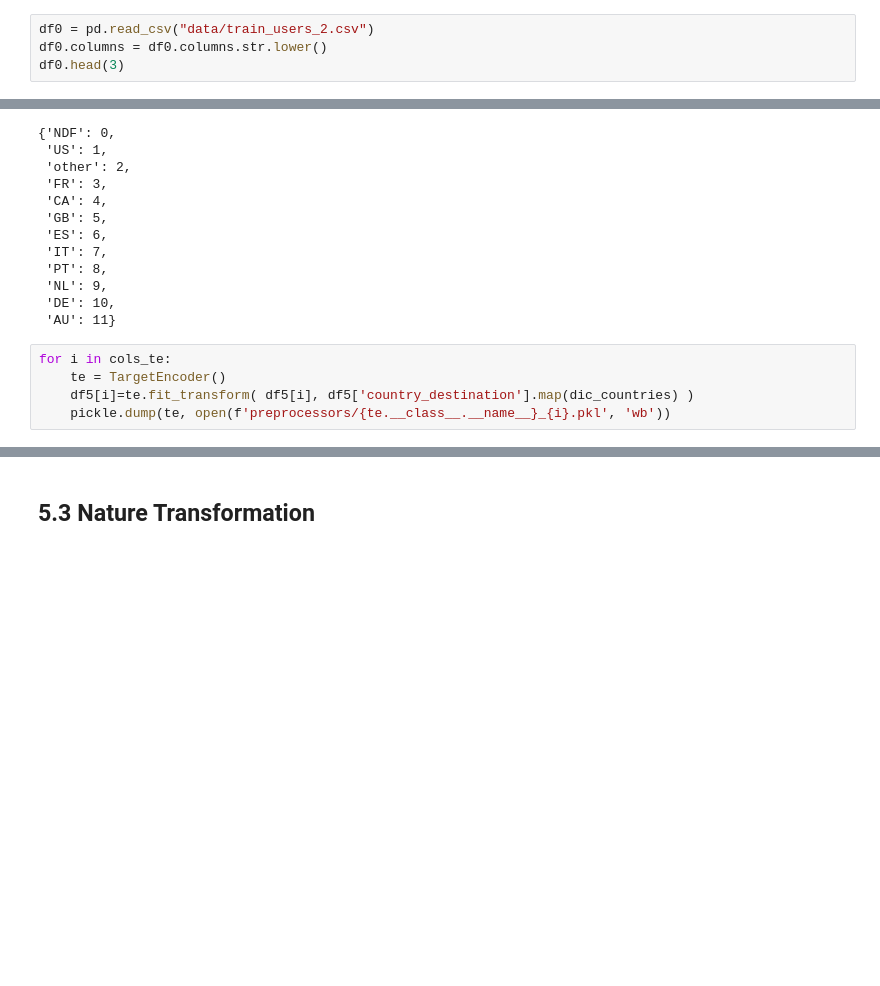
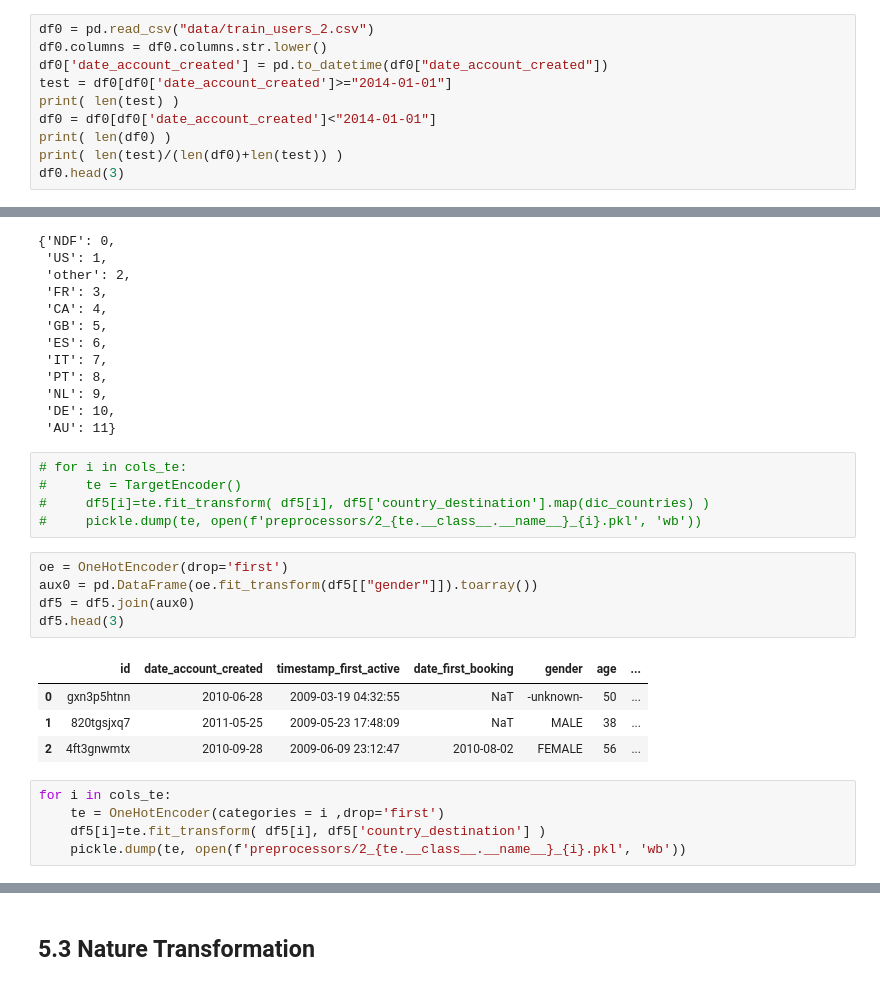
Before and after one commit to ViniciusKos/airbnb_prediction, a Jupyter notebook: airbnb_prediction.ipynb, the cells around one changed output, grey strips where cells are left out. Saved outputs shown, nothing was run; the diff lists cells and outputs as text; blank space fills up the shorter version.

Commit message:
categorical encoder high cardinality

```diff
--- a/airbnb_prediction.ipynb
+++ b/airbnb_prediction.ipynb
@@ -103,5 +103,11 @@ def get_metrics( ytrue, ypred):
 # %%
 df0 = pd.read_csv("data/train_users_2.csv")
 df0.columns = df0.columns.str.lower()
+df0['date_account_created'] = pd.to_datetime(df0["date_account_created"])
+test = df0[df0['date_account_created']>="2014-01-01"]
+print( len(test) )
+df0 = df0[df0['date_account_created']<"2014-01-01"]
+print( len(df0) )
+print( len(test)/(len(df0)+len(test)) )
 df0.head(3)
 # %% [output]
@@ -559,7 +586,22 @@ dic_countries
  'DE': 10,
  'AU': 11}
 # %%
-for i in cols_te:
-    te = TargetEncoder()
-    df5[i]=te.fit_transform( df5[i], df5['country_destination'].map(dic_countries) )
-    pickle.dump(te, open(f'preprocessors/{te.__class__.__name__}_{i}.pkl', 'wb'))
+# for i in cols_te:
+#     te = TargetEncoder()
+#     df5[i]=te.fit_transform( df5[i], df5['country_destination'].map(dic_countries) )
+#     pickle.dump(te, open(f'preprocessors/2_{te.__class__.__name__}_{i}.pkl', 'wb'))
+# %%
+oe = OneHotEncoder(drop='first')
+aux0 = pd.DataFrame(oe.fit_transform(df5[["gender"]]).toarray())
+df5 = df5.join(aux0)
+df5.head(3)
+# %% [output]
+|  | id | date_account_created | timestamp_first_active | date_first_booking | gender | age | ... |
+| 0 | gxn3p5htnn | 2010-06-28 | 2009-03-19 04:32:55 | NaT | -unknown- | 50 | ... |
+| 1 | 820tgsjxq7 | 2011-05-25 | 2009-05-23 17:48:09 | NaT | MALE | 38 | ... |
+| 2 | 4ft3gnwmtx | 2010-09-28 | 2009-06-09 23:12:47 | 2010-08-02 | FEMALE | 56 | ... |
+# %%
+for i in cols_te:
+    te = OneHotEncoder(categories = i ,drop='first')
+    df5[i]=te.fit_transform( df5[i], df5['country_destination'] )
+    pickle.dump(te, open(f'preprocessors/2_{te.__class__.__name__}_{i}.pkl', 'wb'))
```
Also changed, not shown: parts of 12 cells of this notebook, 11 other files.
